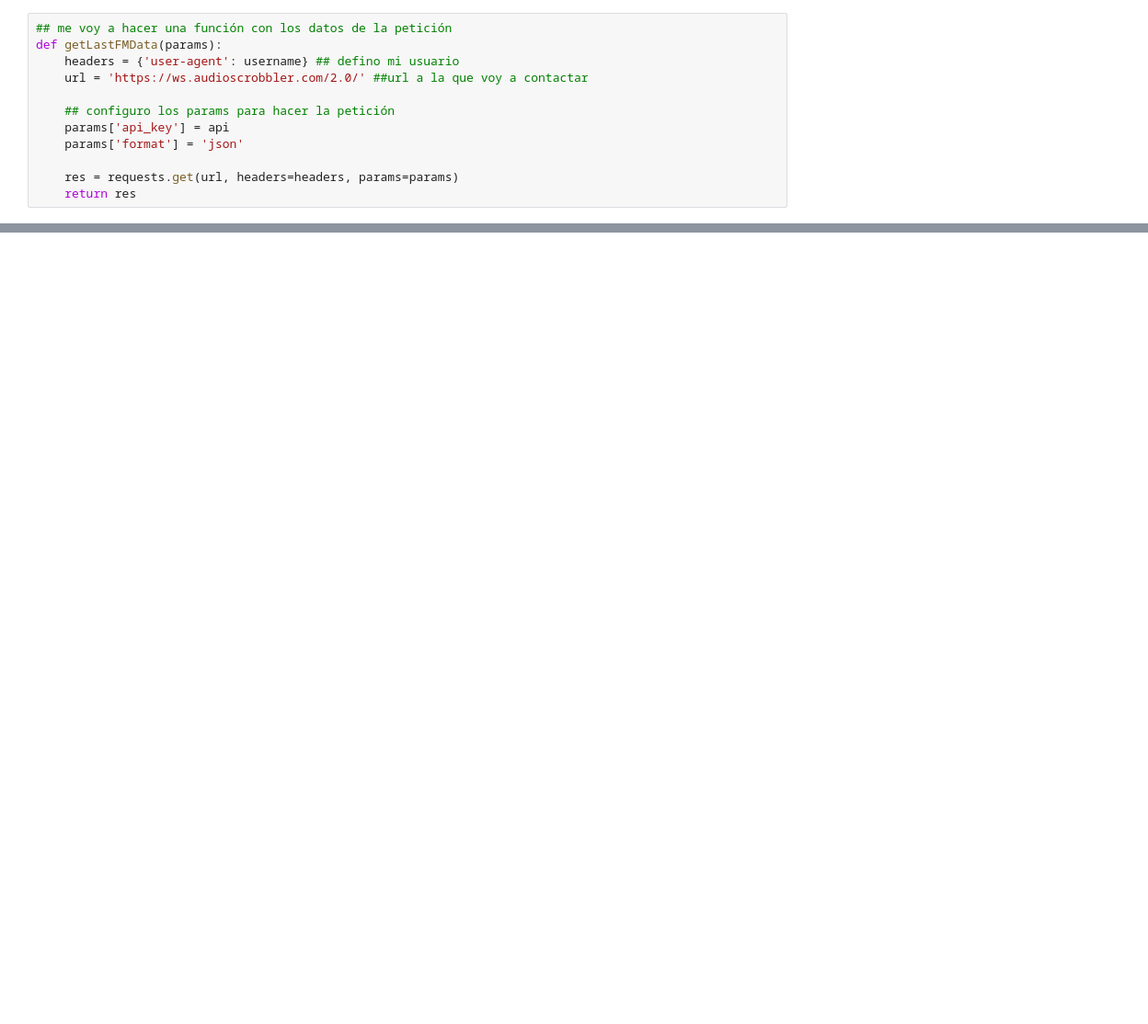
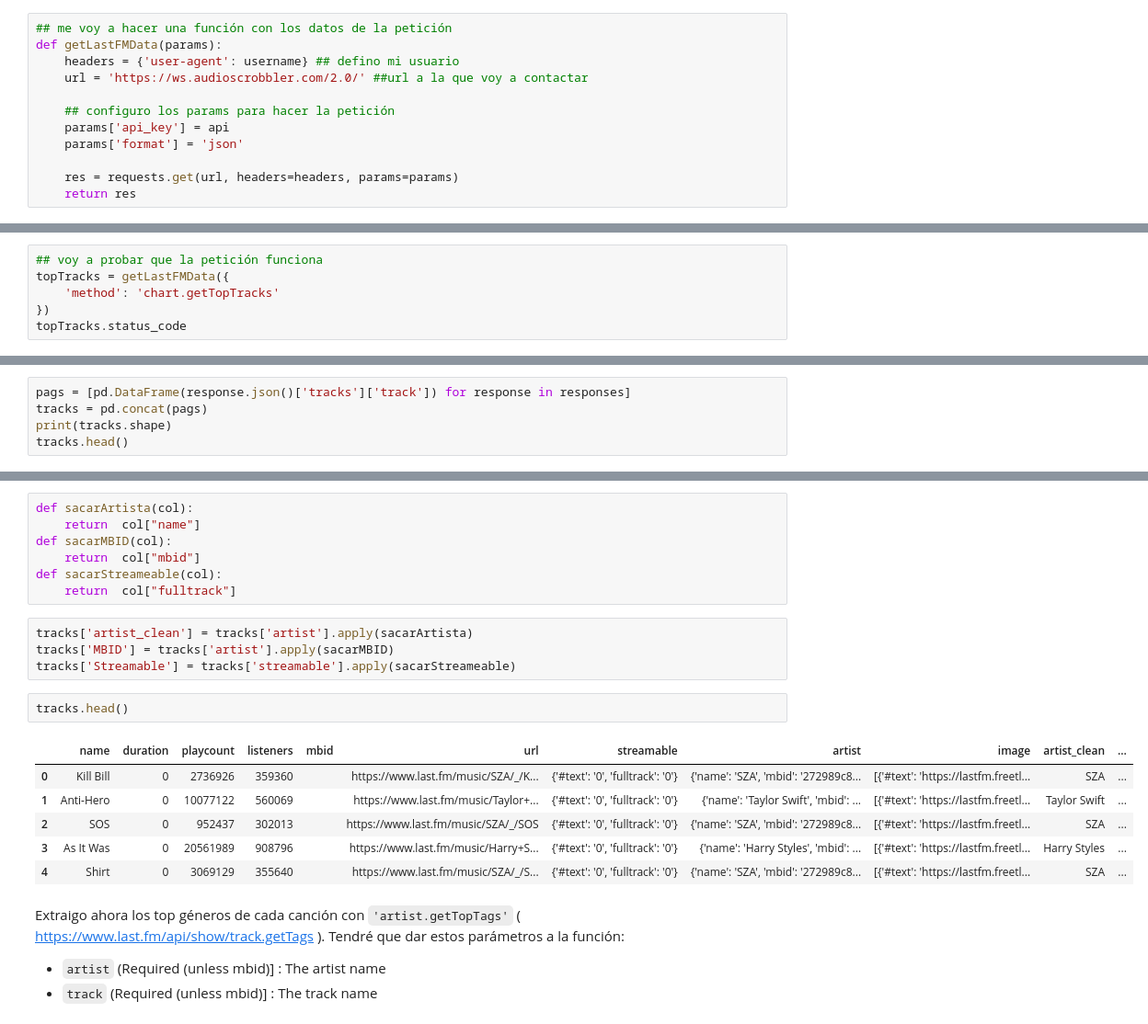
Before and after one commit to Ironhack-Data-Madrid-PartTime-Oct22/lab-APIs, a Jupyter notebook: solutions.ipynb, the cells around one changed output, grey strips where cells are left out. Shown: that part at 92% size. Saved outputs shown, nothing was run; the diff lists cells and outputs as text; blank space fills up the shorter version.

Commit message:
he conseguido extraer los artistas, pero no consigo extraer los generos

```diff
--- a/solutions.ipynb
+++ b/solutions.ipynb
@@ -171,0 +83,6 @@ artists.to_csv('artists_with_tags.csv')
+# %%
+## voy a probar que la petición funciona
+topTracks = getLastFMData({
+    'method': 'chart.getTopTracks'
+})
+topTracks.status_code
@@ -171,0 +185,5 @@ artists.to_csv('artists_with_tags.csv')
+# %%
+pags = [pd.DataFrame(response.json()['tracks']['track']) for response in responses]
+tracks = pd.concat(pags)
+print(tracks.shape)
+tracks.head()
@@ -171,0 +241,24 @@ artists.to_csv('artists_with_tags.csv')
+# %%
+def sacarArtista(col):
+    return  col["name"]
+def sacarMBID(col):
+    return  col["mbid"]
+def sacarStreameable(col):
+    return  col["fulltrack"]
+# %%
+tracks['artist_clean'] = tracks['artist'].apply(sacarArtista)
+tracks['MBID'] = tracks['artist'].apply(sacarMBID)
+tracks['Streamable'] = tracks['streamable'].apply(sacarStreameable)
+# %%
+tracks.head()
+# %% [output]
+|  | name | duration | playcount | listeners | mbid | url | streamable | artist | image | artist_clean | ... |
+| 0 | Kill Bill | 0 | 2736926 | 359360 |  | https://www.last.fm/music/SZA/_/K... | {'#text': '0', 'fulltrack': '0'} | {'name': 'SZA', 'mbid': '272989c8... | [{'#text': 'https://lastfm.freetl... | SZA | ... |
+| 1 | Anti-Hero | 0 | 10077122 | 560069 |  | https://www.last.fm/music/Taylor+... | {'#text': '0', 'fulltrack': '0'} | {'name': 'Taylor Swift', 'mbid': ... | [{'#text': 'https://lastfm.freetl... | Taylor Swift | ... |
+| 2 | SOS | 0 | 952437 | 302013 |  | https://www.last.fm/music/SZA/_/SOS | {'#text': '0', 'fulltrack': '0'} | {'name': 'SZA', 'mbid': '272989c8... | [{'#text': 'https://lastfm.freetl... | SZA | ... |
+| 3 | As It Was | 0 | 20561989 | 908796 |  | https://www.last.fm/music/Harry+S... | {'#text': '0', 'fulltrack': '0'} | {'name': 'Harry Styles', 'mbid': ... | [{'#text': 'https://lastfm.freetl... | Harry Styles | ... |
+| 4 | Shirt | 0 | 3069129 | 355640 |  | https://www.last.fm/music/SZA/_/S... | {'#text': '0', 'fulltrack': '0'} | {'name': 'SZA', 'mbid': '272989c8... | [{'#text': 'https://lastfm.freetl... | SZA | ... |
+# %% [markdown]
+Extraigo ahora los top géneros de cada canción con `'artist.getTopTags'` ( https://www.last.fm/api/show/track.getTags ). Tendré que dar estos parámetros a la función:
+- `artist` (Required (unless mbid)] : The artist name
+- `track` (Required (unless mbid)] : The track name
```
Also changed, not shown: parts of 45 cells of this notebook.
